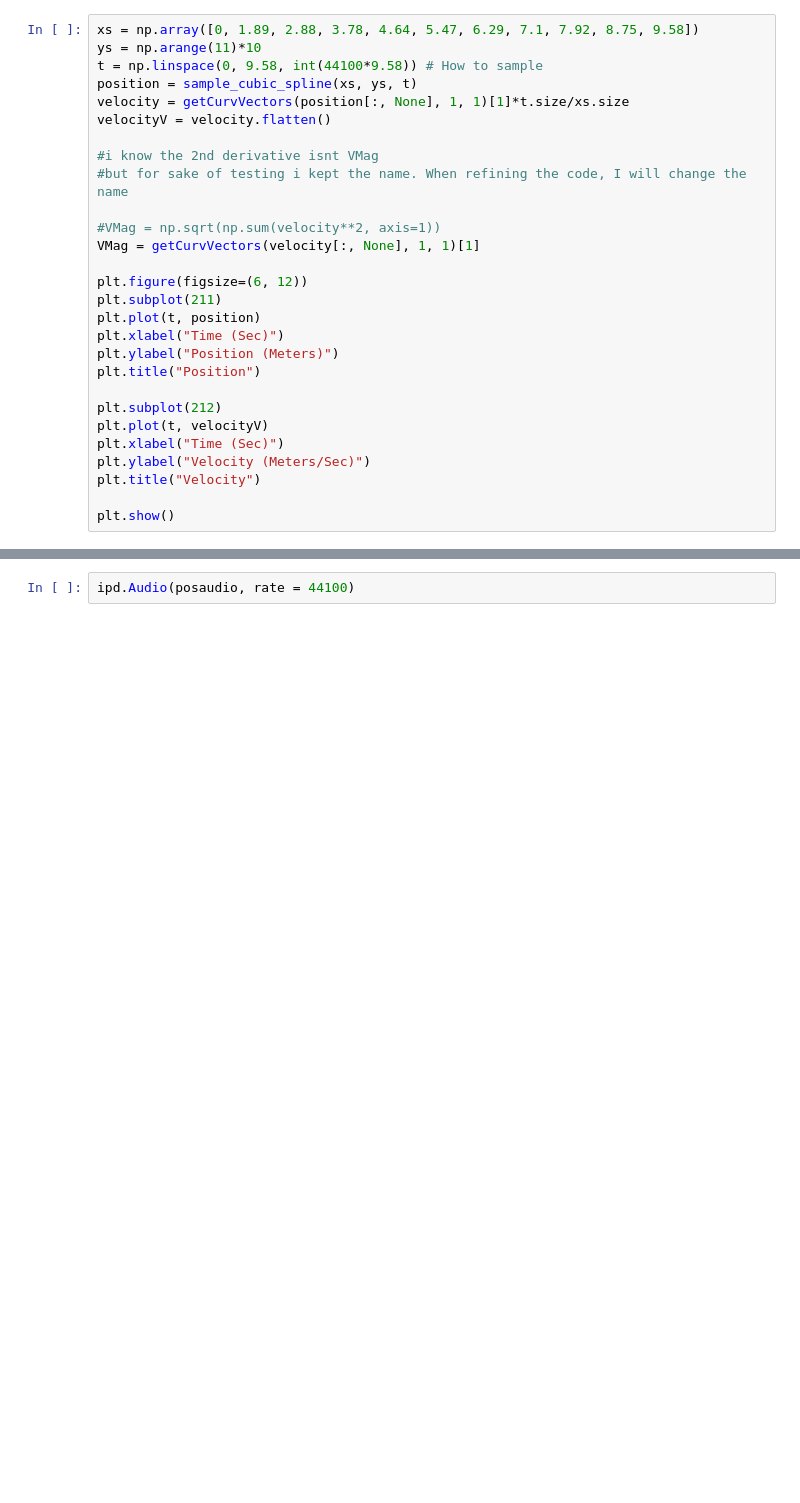
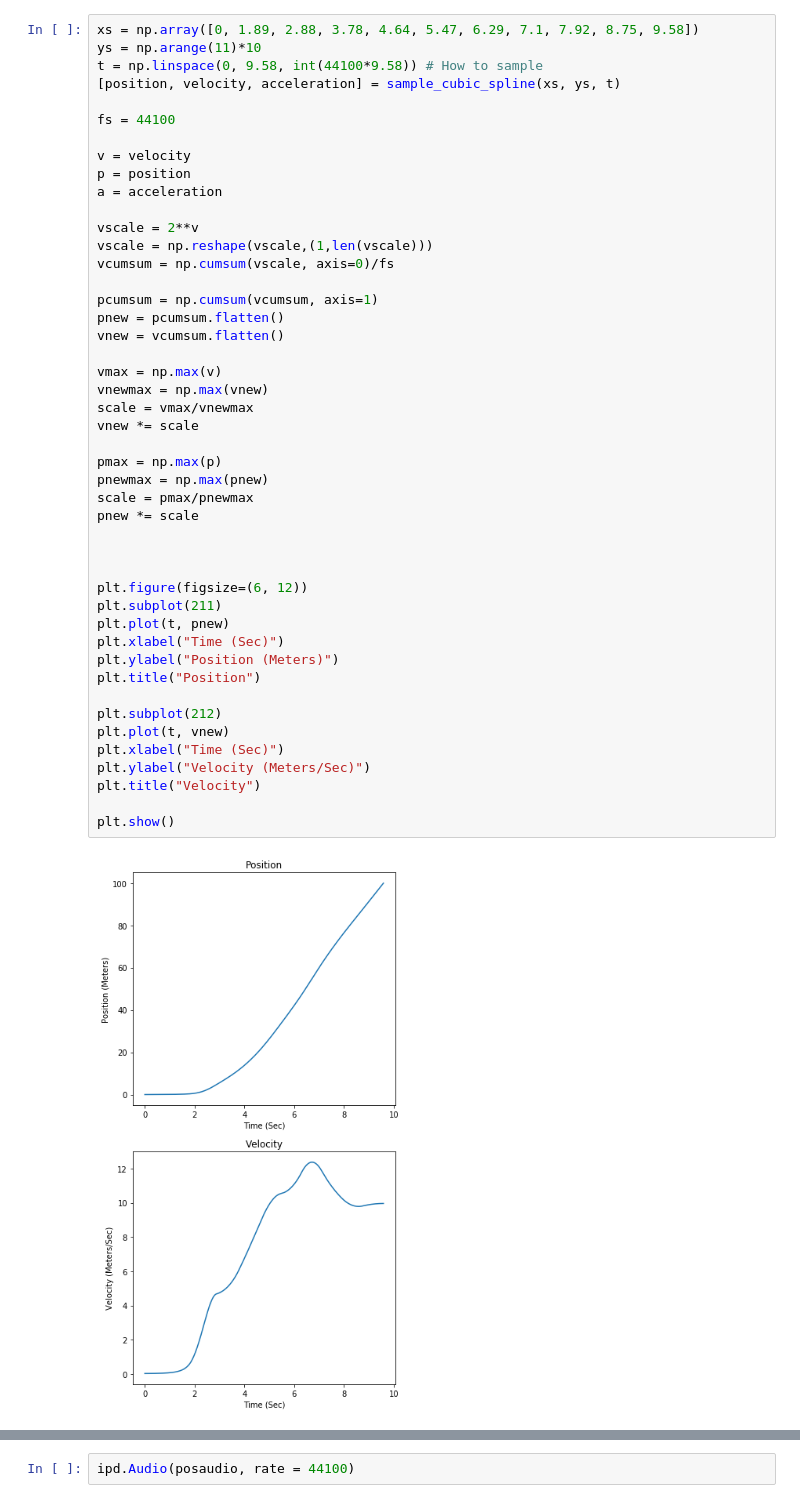
Before and after one commit to ctralie/Sonification, a Jupyter notebook: UsainBolt/Usain.ipynb, the cells around one changed output, grey strips where cells are left out. Saved outputs shown, nothing was run; the diff lists cells and outputs as text; blank space fills up the shorter version.

Commit message:
Updated Bolt File with Velocity

```diff
--- a/UsainBolt/Usain.ipynb
+++ b/UsainBolt/Usain.ipynb
@@ -10,31 +10,51 @@ from CubicSpline import *
 # %%
 xs = np.array([0, 1.89, 2.88, 3.78, 4.64, 5.47, 6.29, 7.1, 7.92, 8.75, 9.58])
 ys = np.arange(11)*10
 t = np.linspace(0, 9.58, int(44100*9.58)) # How to sample
-position = sample_cubic_spline(xs, ys, t)
-velocity = getCurvVectors(position[:, None], 1, 1)[1]*t.size/xs.size
-velocityV = velocity.flatten()
+[position, velocity, acceleration] = sample_cubic_spline(xs, ys, t)
 
-#i know the 2nd derivative isnt VMag
-#but for sake of testing i kept the name. When refining the code, I will change the name
+fs = 44100
 
-#VMag = np.sqrt(np.sum(velocity**2, axis=1))
-VMag = getCurvVectors(velocity[:, None], 1, 1)[1]
+v = velocity
+p = position
+a = acceleration
+
+vscale = 2**v
+vscale = np.reshape(vscale,(1,len(vscale)))
+vcumsum = np.cumsum(vscale, axis=0)/fs
+
+pcumsum = np.cumsum(vcumsum, axis=1)
+pnew = pcumsum.flatten()
+vnew = vcumsum.flatten()
+
+vmax = np.max(v)
+vnewmax = np.max(vnew)
+scale = vmax/vnewmax
+vnew *= scale
+
+pmax = np.max(p)
+pnewmax = np.max(pnew)
+scale = pmax/pnewmax
+pnew *= scale
+
+
 
 plt.figure(figsize=(6, 12))
 plt.subplot(211)
-plt.plot(t, position)
+plt.plot(t, pnew)
 plt.xlabel("Time (Sec)")
 plt.ylabel("Position (Meters)")
 plt.title("Position")
 
 plt.subplot(212)
-plt.plot(t, velocityV)
+plt.plot(t, vnew)
 plt.xlabel("Time (Sec)")
 plt.ylabel("Velocity (Meters/Sec)")
 plt.title("Velocity")
 
 plt.show()
+# %% [output]
+[figure, added]
 # %%
 #scale freq range
 
```
Also changed, not shown: parts of 4 cells of this notebook, 1 other file.
